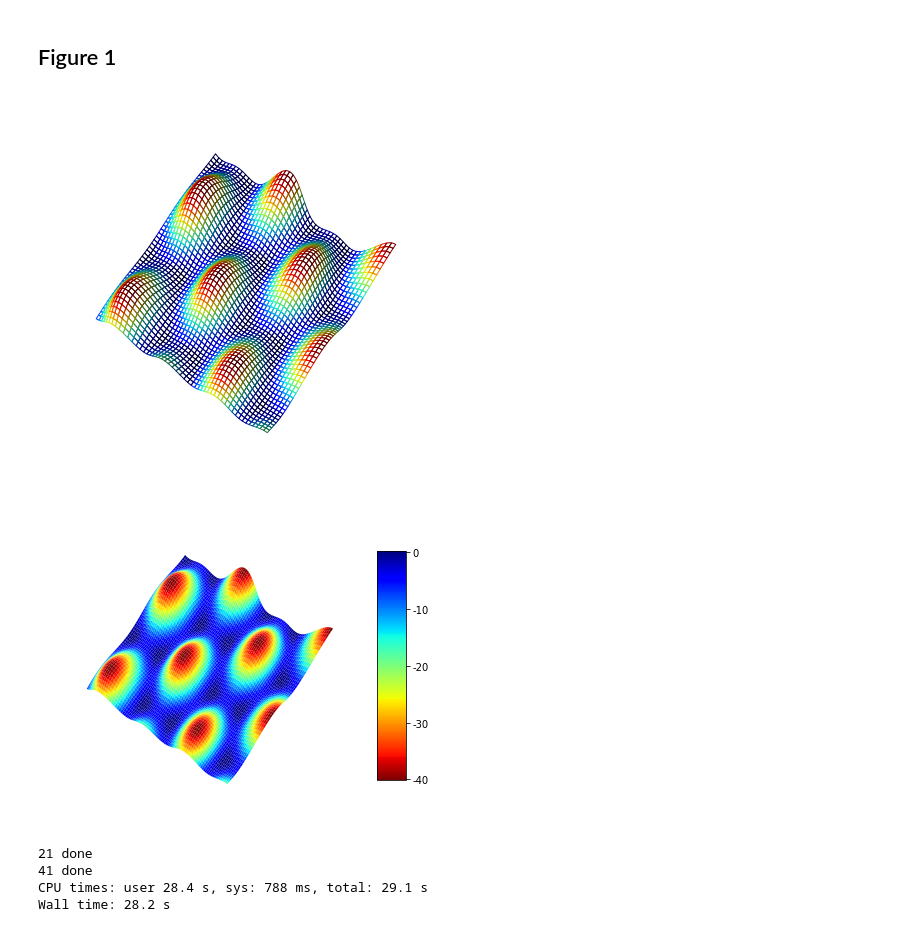
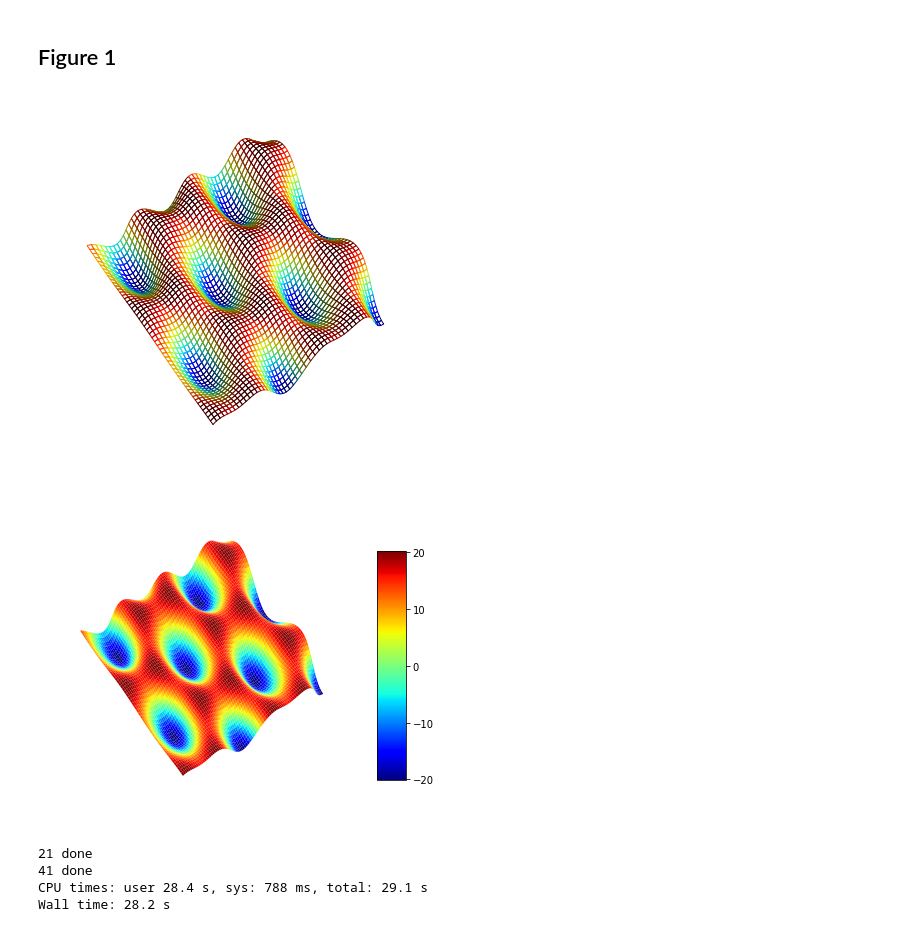
Before and after one commit to asaiacai/moire_walk, a Jupyter notebook: visualize.ipynb, the cells around one changed output. Cells and saved outputs as stored; diff of their text form; code cells hidden in the pictures.

Commit message:
changed perspective view to 80 and colormap from jet_r -> jet TODO: MSD plot, Ergodicity parameter, redo UMAP, redo wait times with aggregation

```diff
--- a/visualize.ipynb
+++ b/visualize.ipynb
@@ -45,7 +45,7 @@ Z = lattice.U(X, Y)
 
 # Normalize the colors based on Z value
 norm = plt.Normalize(Z.min(), Z.max())
-colors = cm.jet_r(norm(Z))
+colors = cm.jet(norm(Z))
 
 
 fig= plt.figure(figsize = (7,7))
@@ -62,37 +62,37 @@ ax.set_yticks([])
 ax.set_zticks([])
 ax.axis('off')
 
-ax.view_init(-98, -215)
+ax.view_init(80, -215)
 # plt.savefig('./moire_jet.pdf',dpi=300)
 # %% [output]
-[figure, old version]
+[figure, new version]
 # %%
 from mpl_toolkits.mplot3d import axes3d
 import matplotlib.pyplot as plt
 
 fig= plt.figure(figsize = (7,7))
 delta = 0.5
 x = np.arange(0, 28, delta)
 y = np.arange(0, 48, delta)
 X, Y = np.meshgrid(x, y)
 lattice = Triangular_Lattice(16, 39.8)
 Z = lattice.U(X, Y)*0.088
 ax = plt.axes(projection='3d')
-surfplot = ax.plot_surface(X, Y, Z, cmap="jet_r", lw=0.5, rstride=1, cstride=1, alpha=1, shade=True) #cmap="gist_heat_r"
+surfplot = ax.plot_surface(X, Y, Z, cmap="jet", lw=0.5, rstride=1, cstride=1, alpha=1, shade=True) #cmap="gist_heat_r"
 surfplot.set_facecolor((0,0,0,0))
 # ax.contour(X, Y, Z, 10, offset=-1, lw=3, colors="k", linestyles="solid", alpha=0.5)
 ax.grid(False)
 ax.set_xticks([])
 ax.set_yticks([])
 ax.set_zticks([])
 ax.axis('off')
 cbar = plt.colorbar(surfplot, shrink=0.6 , aspect=8, ticks=[-20, -10, 0, 10, 20])
-cbar.ax.set_yticklabels(['-40','-30','-20', '-10', '0'])  # vertically oriented colorbar
-ax.view_init(-98, -215)
+# cbar.ax.set_yticklabels(['-40','-30','-20', '-10', '0'])  # vertically oriented colorbar
+ax.view_init(80, -215)
 plt.show()
 # fig.savefig('./moire_jet_colorbar.pdf',dpi=300)
 # %% [output]
-[figure, old version]
+[figure, new version]
 # %%
 %%time
 from lattice import Triangular_Lattice
```
